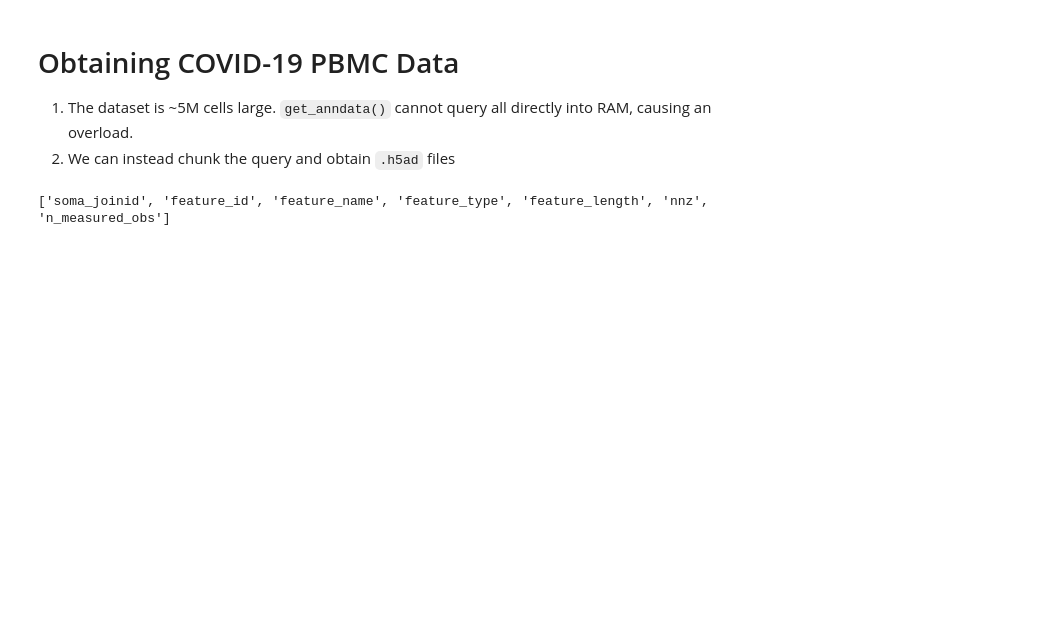
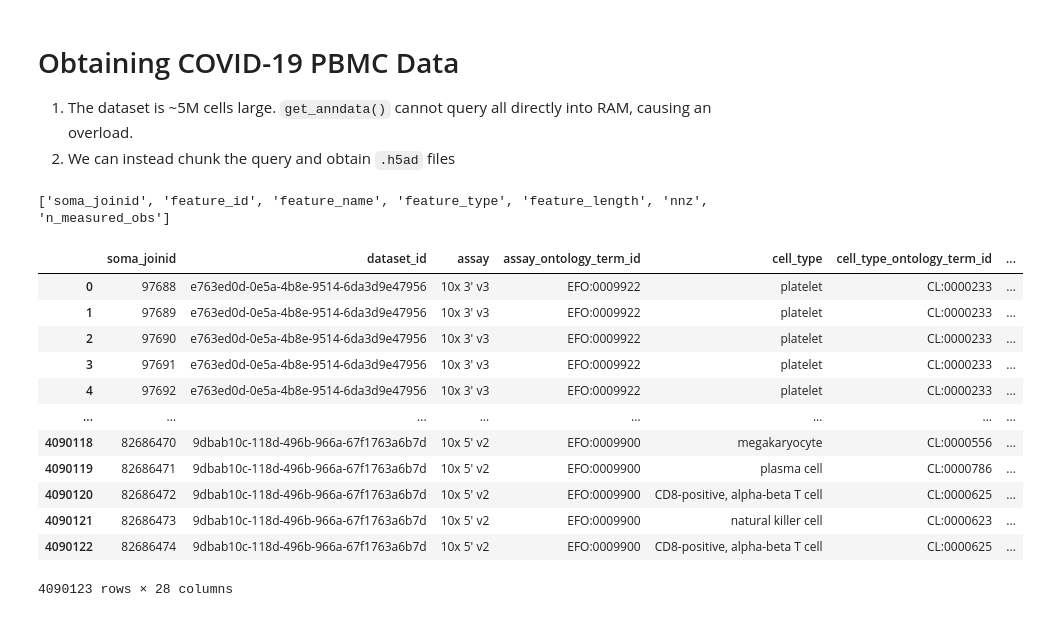
Before and after one commit to subramaniam-lab-ucsd/immune-foundation-model, a Jupyter notebook: src/code/01_immune_data_import.ipynb, the cells around one changed output. Saved outputs shown, nothing was run; the diff lists cells and outputs as text; code cells hidden in the pictures; blank space fills up the shorter version.

```diff
--- a/src/code/01_immune_data_import.ipynb
+++ b/src/code/01_immune_data_import.ipynb
@@ -177,0 +131,25 @@ download_covid19_blood_data()
+# %%
+with cellxgene_census.open_soma(census_version=VERSION) as census:
+        # First, get all matching obs indices
+        all_obs_df = cellxgene_census.get_obs(
+            census=census,
+            organism="Homo sapiens",
+            value_filter="tissue == 'blood' and disease == 'COVID-19'"
+
+        )
+# %%
+all_obs_df
+# %% [output]
+|  | soma_joinid | dataset_id | assay | assay_ontology_term_id | cell_type | cell_type_ontology_term_id | ... |
+| 0 | 97688 | e763ed0d-0e5a-4b8e-9514-6da3d9e47956 | 10x 3' v3 | EFO:0009922 | platelet | CL:0000233 | ... |
+| 1 | 97689 | e763ed0d-0e5a-4b8e-9514-6da3d9e47956 | 10x 3' v3 | EFO:0009922 | platelet | CL:0000233 | ... |
+| 2 | 97690 | e763ed0d-0e5a-4b8e-9514-6da3d9e47956 | 10x 3' v3 | EFO:0009922 | platelet | CL:0000233 | ... |
+| 3 | 97691 | e763ed0d-0e5a-4b8e-9514-6da3d9e47956 | 10x 3' v3 | EFO:0009922 | platelet | CL:0000233 | ... |
+| 4 | 97692 | e763ed0d-0e5a-4b8e-9514-6da3d9e47956 | 10x 3' v3 | EFO:0009922 | platelet | CL:0000233 | ... |
+| ... | ... | ... | ... | ... | ... | ... | ... |
+| 4090118 | 82686470 | 9dbab10c-118d-496b-966a-67f1763a6b7d | 10x 5' v2 | EFO:0009900 | megakaryocyte | CL:0000556 | ... |
+| 4090119 | 82686471 | 9dbab10c-118d-496b-966a-67f1763a6b7d | 10x 5' v2 | EFO:0009900 | plasma cell | CL:0000786 | ... |
+| 4090120 | 82686472 | 9dbab10c-118d-496b-966a-67f1763a6b7d | 10x 5' v2 | EFO:0009900 | CD8-positive, alpha-beta T cell | CL:0000625 | ... |
+| 4090121 | 82686473 | 9dbab10c-118d-496b-966a-67f1763a6b7d | 10x 5' v2 | EFO:0009900 | natural killer cell | CL:0000623 | ... |
+| 4090122 | 82686474 | 9dbab10c-118d-496b-966a-67f1763a6b7d | 10x 5' v2 | EFO:0009900 | CD8-positive, alpha-beta T cell | CL:0000625 | ... |
+4090123 rows × 28 columns
```
Also changed, not shown: parts of 3 cells of this notebook.
